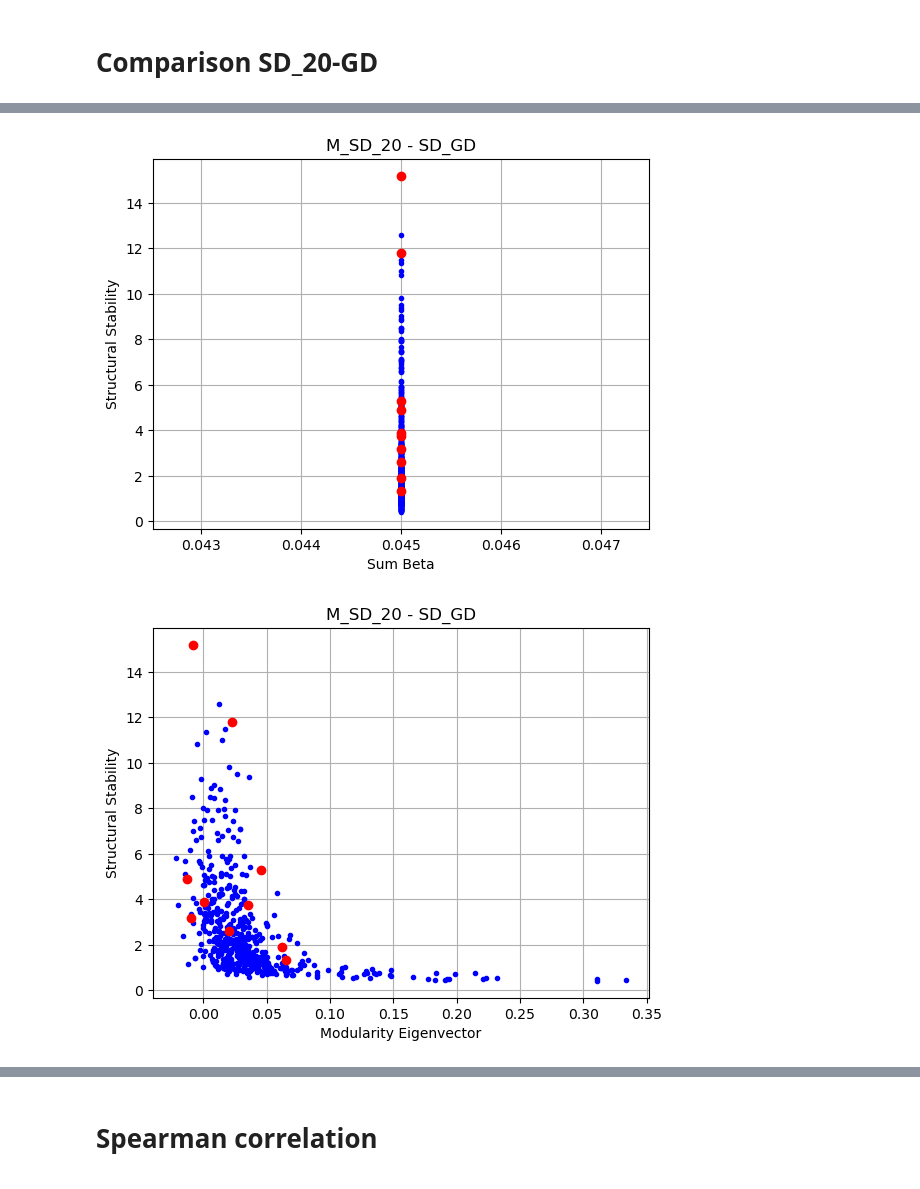
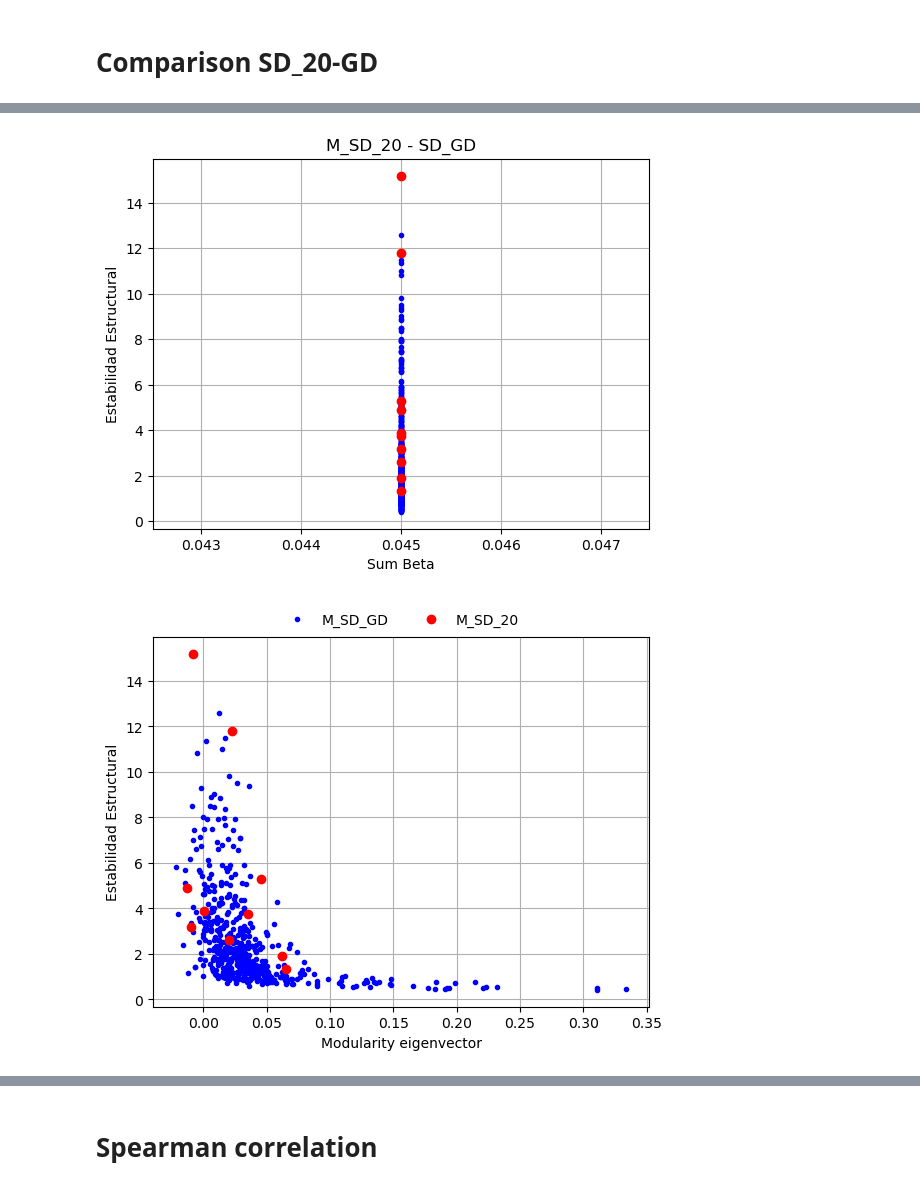
Before and after one commit to Gerar94/TFM_GRAPH_STRUCTURAL_STABILITY, a Jupyter notebook: Programs/SeedDispersal/M_SD_20_Comparison.ipynb, the cells around one changed output, grey strips where cells are left out. Drawn from its saved outputs; the diff is of its cells as text; code cells hidden in the pictures.

```diff
--- a/Programs/SeedDispersal/M_SD_20_Comparison.ipynb
+++ b/Programs/SeedDispersal/M_SD_20_Comparison.ipynb
@@ -175,21 +191,23 @@ plt.show()
 plt.plot(df_SD_GD['sum_comp'], df_SD_GD['Struc_Stab'], "b.",
          df_SD_20['sum_comp'], df_SD_20['Struc_Stab'], "ro")
 plt.xlabel('Sum Beta')
-plt.ylabel('Structural Stability')
+plt.ylabel('Estabilidad Estructural')
 plt.title('M_SD_20 - SD_GD')
 plt.grid(True)
 plt.show()
 # %% [output]
-[figure, old version]
+[figure, new version]
 # %%
 #Comparison modularity eigenvector
-plt.plot(df_SD_GD['Modularity_eig'], df_SD_GD['Struc_Stab'], "b.",
-         df_SD_20['Modularity_eig'], df_SD_20['Struc_Stab'], "ro")
-plt.xlabel('Modularity Eigenvector')
-plt.ylabel('Structural Stability')
-plt.title('M_SD_20 - SD_GD')
+#Comparison modularity eigenvector
+plt.plot(df_SD_GD['Modularity_eig'], df_SD_GD['Struc_Stab'], "b.",  label = 'M_SD_GD')
+plt.plot(df_SD_20['Modularity_eig'], df_SD_20['Struc_Stab'], "ro", label = 'M_SD_20')
+plt.xlabel('Modularity eigenvector')
+plt.ylabel('Estabilidad Estructural')
 plt.grid(True)
+plt.legend(frameon=False, loc = 'upper center', ncol = 2, bbox_to_anchor =(0.5,1.1))
+plt.savefig('graphs/M_SD_20-SD_GD-ModulEigen.png')
 plt.show()
 # %% [output]
-[figure, old version]
+[figure, new version]
 # %%
```
Also changed, not shown: parts of 17 cells of this notebook, 2 other files.
